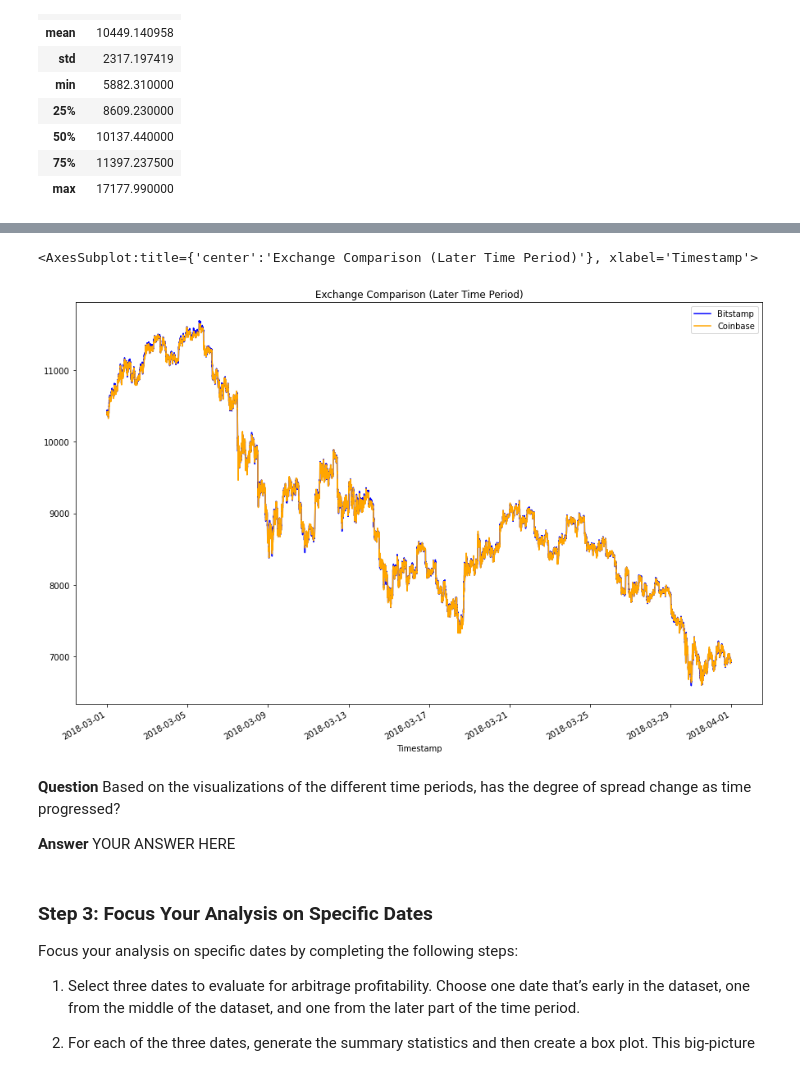
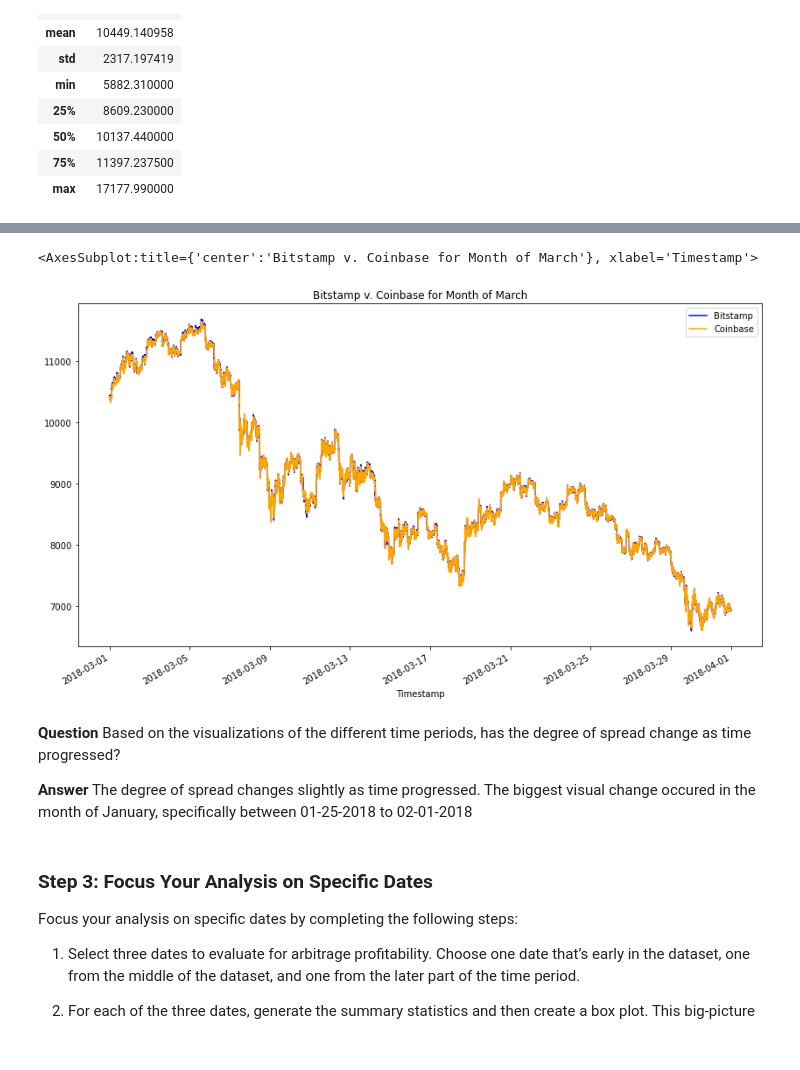
Before and after one commit to mbfm24/crypto_arbitrage_challenge, a Jupyter notebook: crypto_arbitrage.ipynb, the cells around one changed output, grey strips where cells are left out. Drawn from its saved outputs; the diff is of its cells as text; code cells hidden in the pictures.

```diff
--- a/crypto_arbitrage.ipynb
+++ b/crypto_arbitrage.ipynb
@@ -192,10 +192,12 @@ Select the data you want to analyze. Use `loc` or `iloc` to select the following
 * Close
 # %%
 # Use loc or iloc to select `Timestamp (the index)` and `Close` from bitstamp DataFrame
-bitstamp_sliced = # YOUR CODE HERE
+
+bitstamp_sliced = bitstamp_df.iloc[:, [3]]
 
 # Review the first five rows of the DataFrame
-# YOUR CODE HERE
+
+bitstamp_sliced.head()
 # %% [output]
 |  | Close |
 | Timestamp |  |
@@ -206,10 +208,11 @@ bitstamp_sliced = # YOUR CODE HERE
 | 2018-01-01 00:04:00 | 13620.00 |
 # %%
 # Use loc or iloc to select `Timestamp (the index)` and `Close` from coinbase DataFrame
-coinbase_sliced = # YOUR CODE HERE
+coinbase_sliced = coinbase_df.iloc[:, [3]]
 
 # Review the first five rows of the DataFrame
-# YOUR CODE HERE
+
+coinbase_sliced.head()
 # %% [output]
 |  | Close |
 | Timestamp |  |
@@ -289,15 +302,19 @@ Sort through the time series data associated with the bitstamp and coinbase Data
 # %%
 # Using the loc and plot functions, create an overlay plot that visualizes
 # the price action of both DataFrames for a one month period later in the dataset
 # Be sure to include the parameters: legend, figure size, title, and color and label
-# YOUR CODE HERE
+
+
+bitstamp_sliced['Close'].loc['2018-03-01':'2018-04-01'].plot(legend = True, figsize = (14, 8), title = "Bitstamp v. Coinbase for Month of March", color = 'Blue' , label = 'Bitstamp')
+
+coinbase_sliced['Close'].loc['2018-03-01':'2018-04-01'].plot(legend = True, figsize = (14, 8), color = 'Orange', label = 'Coinbase')
 # %% [output]
-<AxesSubplot:title={'center':'Exchange Comparison (Later Time Period)'}, xlabel='Timestamp'>
+<AxesSubplot:title={'center':'Bitstamp v. Coinbase for Month of March'}, xlabel='Timestamp'>
-[figure, old version]
+[figure, new version]
 # %% [markdown]
 **Question** Based on the visualizations of the different time periods, has the degree of spread change as time progressed?
 
-**Answer** YOUR ANSWER HERE
+**Answer** The degree of spread changes slightly as time progressed. The biggest visual change occured in the month of January, specifically between 01-25-2018 to 02-01-2018
 # %% [markdown]
 ### Step 3: Focus Your Analysis on Specific Dates
 
```
Also changed, not shown: parts of 13 cells of this notebook.
